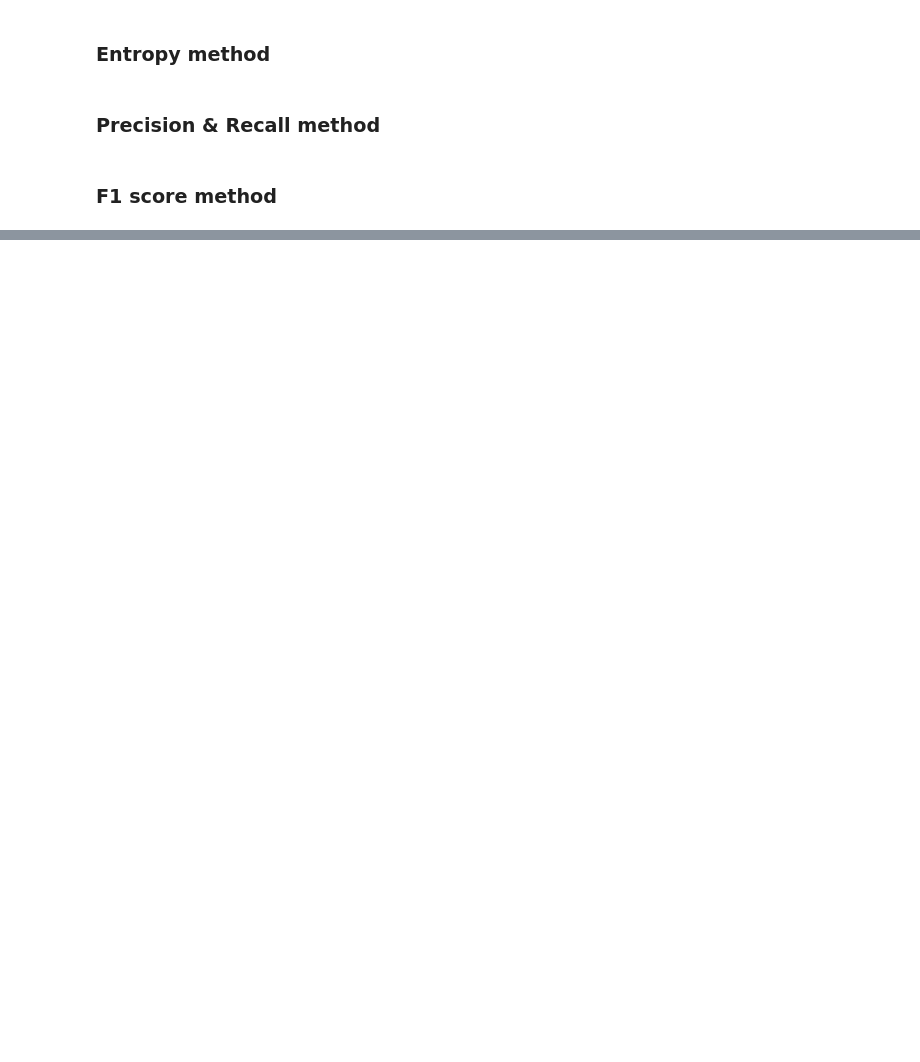
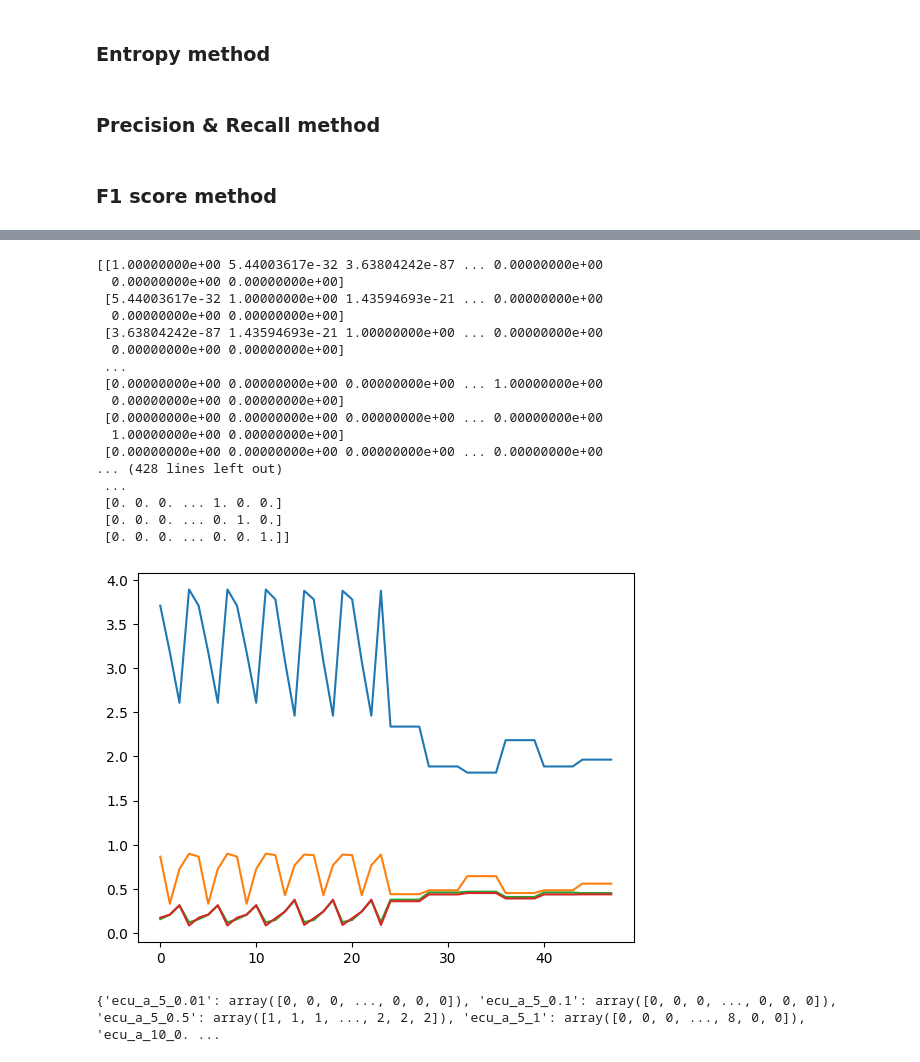
Before and after one commit to YoussefAboelwafa/Activity-Detection, a Jupyter notebook: Spectral-Clustering.ipynb, the cells around one changed output, grey strips where cells are left out. Drawn from its saved outputs; the diff is of its cells as text; code cells hidden in the pictures; blank space fills up the shorter version.

Commit message:
analysis

```diff
--- a/Spectral-Clustering.ipynb
+++ b/Spectral-Clustering.ipynb
@@ -67,4 +83,4 @@ y_train shape:  (7296, 1)
 X_test shape:  (1824, 45)
 y_test shape:  (1824, 1)
 # %%
-kmean = spectral_clustering(x_train, n_clusters=19,sim="Knn")
+kmean = spectral_clustering(x_train, n_clusters=19,sim="knn",laplacian='a',sigma=0.1)
@@ -261,0 +295,64 @@ print(get_metrics(y_train.flatten(),l))
+# %%
+def spectral_clustering_analysis(X_train, n_clusters=19):
+    labels={}
+    sim = ["ecu", "knn"]
+    laplacian = ["a", "l"]
+    n_neighbours = [5, 10, 15]
+    sigma = [0.01,0.1, 0.5, 1]
+    for s in sim:
+        for l in laplacian:
+            for n in n_neighbours:
+                for sig in sigma:
+                    kmean = spectral_clustering(X_train, n_clusters=n_clusters, sim=s, laplacian=l, n_neighbours=n, sigma=sig)
+                    print(s+"_"+l+"_"+str(n)+"_"+str(sig))
+                    labels[s+"_"+l+"_"+str(n)+"_"+str(sig)] = kmean.labels_
+    return labels
+# %%
+def get_best_params(labels):
+    metrics = {}
+    for key in labels:
+        H,precision,recall,f = get_metrics(y_train.flatten(),labels[key])
+        metrics[key] = [H,precision,recall,f]
+    return metrics
+def plot_metrics(metrics):
+    H = []
+    precision = []
+    recall = []
+    f = []
+    for key in metrics:
+        H.append(metrics[key][0])
+        precision.append(metrics[key][1])
+        recall.append(metrics[key][2])
+        f.append(metrics[key][3])
+    plt.plot(H)
+    plt.plot(precision)
+    plt.plot(recall)
+    plt.plot(f)
+    plt.show()
+
+labels_dic= spectral_clustering_analysis(x_train, n_clusters=19)
+metrics = get_best_params(labels_dic)
+plot_metrics(metrics)
+# %% [output]
+[[1.00000000e+00 5.44003617e-32 3.63804242e-87 ... 0.00000000e+00
+  0.00000000e+00 0.00000000e+00]
+ [5.44003617e-32 1.00000000e+00 1.43594693e-21 ... 0.00000000e+00
+  0.00000000e+00 0.00000000e+00]
+ [3.63804242e-87 1.43594693e-21 1.00000000e+00 ... 0.00000000e+00
+  0.00000000e+00 0.00000000e+00]
+ ...
+ [0.00000000e+00 0.00000000e+00 0.00000000e+00 ... 1.00000000e+00
+  0.00000000e+00 0.00000000e+00]
+ [0.00000000e+00 0.00000000e+00 0.00000000e+00 ... 0.00000000e+00
+  1.00000000e+00 0.00000000e+00]
+ [0.00000000e+00 0.00000000e+00 0.00000000e+00 ... 0.00000000e+00
+... (428 lines left out)
+ ...
+ [0. 0. 0. ... 1. 0. 0.]
+ [0. 0. 0. ... 0. 1. 0.]
+ [0. 0. 0. ... 0. 0. 1.]]
+[figure, added]
+# %%
+print (labels_dic)
+# %% [output]
+{'ecu_a_5_0.01': array([0, 0, 0, ..., 0, 0, 0]), 'ecu_a_5_0.1': array([0, 0, 0, ..., 0, 0, 0]), 'ecu_a_5_0.5': array([1, 1, 1, ..., 2, 2, 2]), 'ecu_a_5_1': array([0, 0, 0, ..., 8, 0, 0]), 'ecu_a_10_0. ...
```
Also changed, not shown: parts of 15 cells of this notebook, 2 other files.
